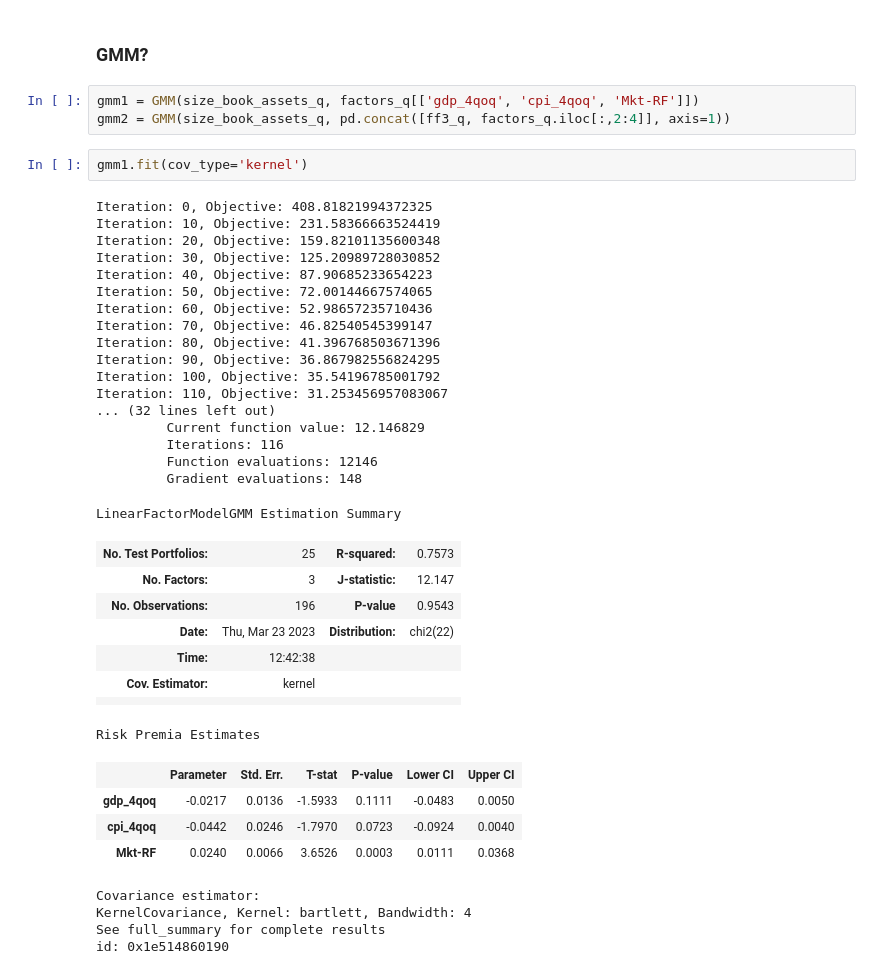
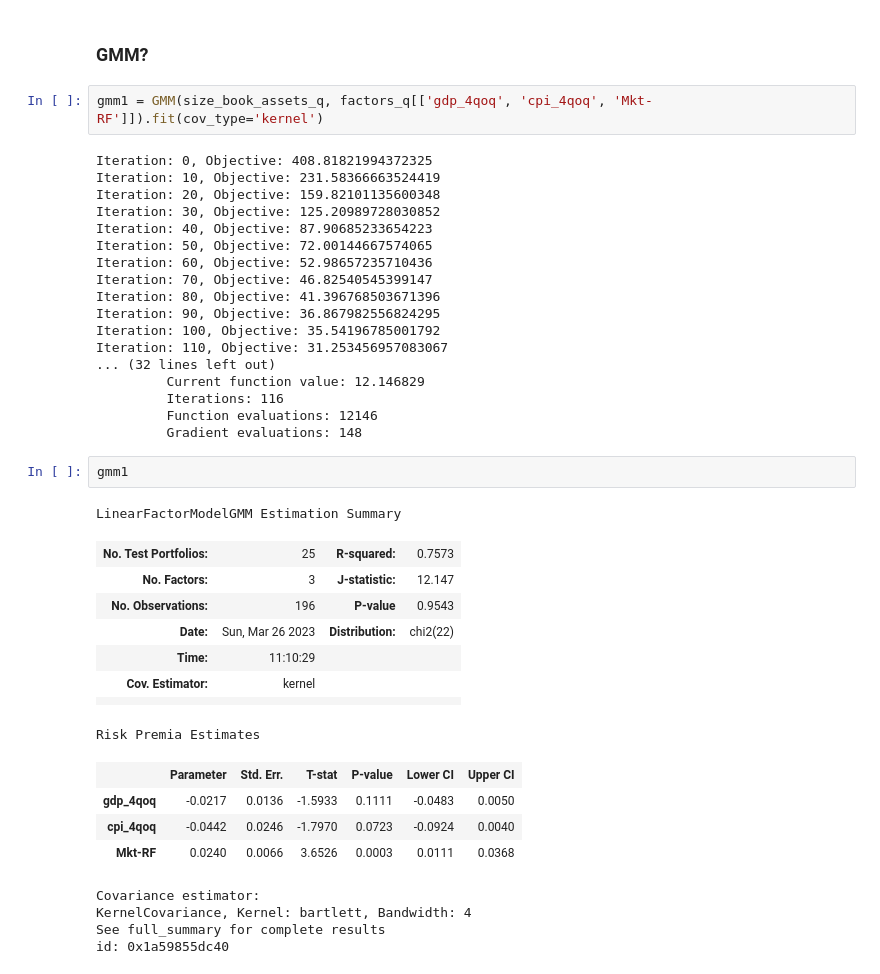
Before and after one commit to santoromano/Macro-Cross-Sectional-Analysis, a Jupyter notebook: empirics.ipynb, the cells around one changed output. Cells and saved outputs as stored; diff of their text form.

```diff
--- a/empirics.ipynb
+++ b/empirics.ipynb
@@ -680,42 +689,42 @@ dtype: float64
 # %% [markdown]
 ### GMM?
 # %%
-gmm1 = GMM(size_book_assets_q, factors_q[['gdp_4qoq', 'cpi_4qoq', 'Mkt-RF']])
-gmm2 = GMM(size_book_assets_q, pd.concat([ff3_q, factors_q.iloc[:,2:4]], axis=1))
+gmm1 = GMM(size_book_assets_q, factors_q[['gdp_4qoq', 'cpi_4qoq', 'Mkt-RF']]).fit(cov_type='kernel')
+# %% [output]
+Iteration: 0, Objective: 408.81821994372325
+Iteration: 10, Objective: 231.58366663524419
+Iteration: 20, Objective: 159.82101135600348
+Iteration: 30, Objective: 125.20989728030852
+Iteration: 40, Objective: 87.90685233654223
+Iteration: 50, Objective: 72.00144667574065
+Iteration: 60, Objective: 52.98657235710436
+Iteration: 70, Objective: 46.82540545399147
+Iteration: 80, Objective: 41.396768503671396
+Iteration: 90, Objective: 36.867982556824295
+Iteration: 100, Objective: 35.54196785001792
+Iteration: 110, Objective: 31.253456957083067
+... (32 lines left out)
+         Current function value: 12.146829
+         Iterations: 116
+         Function evaluations: 12146
+         Gradient evaluations: 148
 # %%
-gmm1.fit(cov_type='kernel')
+gmm1
 # %% [output]
-Iteration: 0, Objective: 408.81821994372325
-Iteration: 10, Objective: 231.58366663524419
-Iteration: 20, Objective: 159.82101135600348
-Iteration: 30, Objective: 125.20989728030852
-Iteration: 40, Objective: 87.90685233654223
-Iteration: 50, Objective: 72.00144667574065
-Iteration: 60, Objective: 52.98657235710436
-Iteration: 70, Objective: 46.82540545399147
-Iteration: 80, Objective: 41.396768503671396
-Iteration: 90, Objective: 36.867982556824295
-Iteration: 100, Objective: 35.54196785001792
-Iteration: 110, Objective: 31.253456957083067
-... (32 lines left out)
-         Current function value: 12.146829
-         Iterations: 116
-         Function evaluations: 12146
-         Gradient evaluations: 148
+LinearFactorModelGMM Estimation Summary
+| No. Test Portfolios: | 25 | R-squared: | 0.7573 |
+| No. Factors: | 3 | J-statistic: | 12.147 |
+| No. Observations: | 196 | P-value | 0.9543 |
+| Date: | Sun, Mar 26 2023 | Distribution: | chi2(22) |
+| Time: | 11:10:29 |  |  |
+| Cov. Estimator: | kernel |  |  |
+|  |  |  |  |
-LinearFactorModelGMM Estimation Summary
+Risk Premia Estimates
-| No. Test Portfolios: | 25 | R-squared: | 0.7573 |
-| No. Factors: | 3 | J-statistic: | 12.147 |
-| No. Observations: | 196 | P-value | 0.9543 |
-| Date: | Thu, Mar 23 2023 | Distribution: | chi2(22) |
-| Time: | 12:42:38 |  |  |
-| Cov. Estimator: | kernel |  |  |
-|  |  |  |  |
+|  | Parameter | Std. Err. | T-stat | P-value | Lower CI | Upper CI |
+| gdp_4qoq | -0.0217 | 0.0136 | -1.5933 | 0.1111 | -0.0483 | 0.0050 |
+| cpi_4qoq | -0.0442 | 0.0246 | -1.7970 | 0.0723 | -0.0924 | 0.0040 |
+| Mkt-RF | 0.0240 | 0.0066 | 3.6526 | 0.0003 | 0.0111 | 0.0368 |
-Risk Premia Estimates
+Covariance estimator:
+KernelCovariance, Kernel: bartlett, Bandwidth: 4
+See full_summary for complete results
+id: 0x1a59855dc40
-|  | Parameter | Std. Err. | T-stat | P-value | Lower CI | Upper CI |
-| gdp_4qoq | -0.0217 | 0.0136 | -1.5933 | 0.1111 | -0.0483 | 0.0050 |
-| cpi_4qoq | -0.0442 | 0.0246 | -1.7970 | 0.0723 | -0.0924 | 0.0040 |
-| Mkt-RF | 0.0240 | 0.0066 | 3.6526 | 0.0003 | 0.0111 | 0.0368 |
-Covariance estimator:
-KernelCovariance, Kernel: bartlett, Bandwidth: 4
-See full_summary for complete results
-id: 0x1e514860190
```
Also changed, not shown: parts of 5 cells of this notebook.
